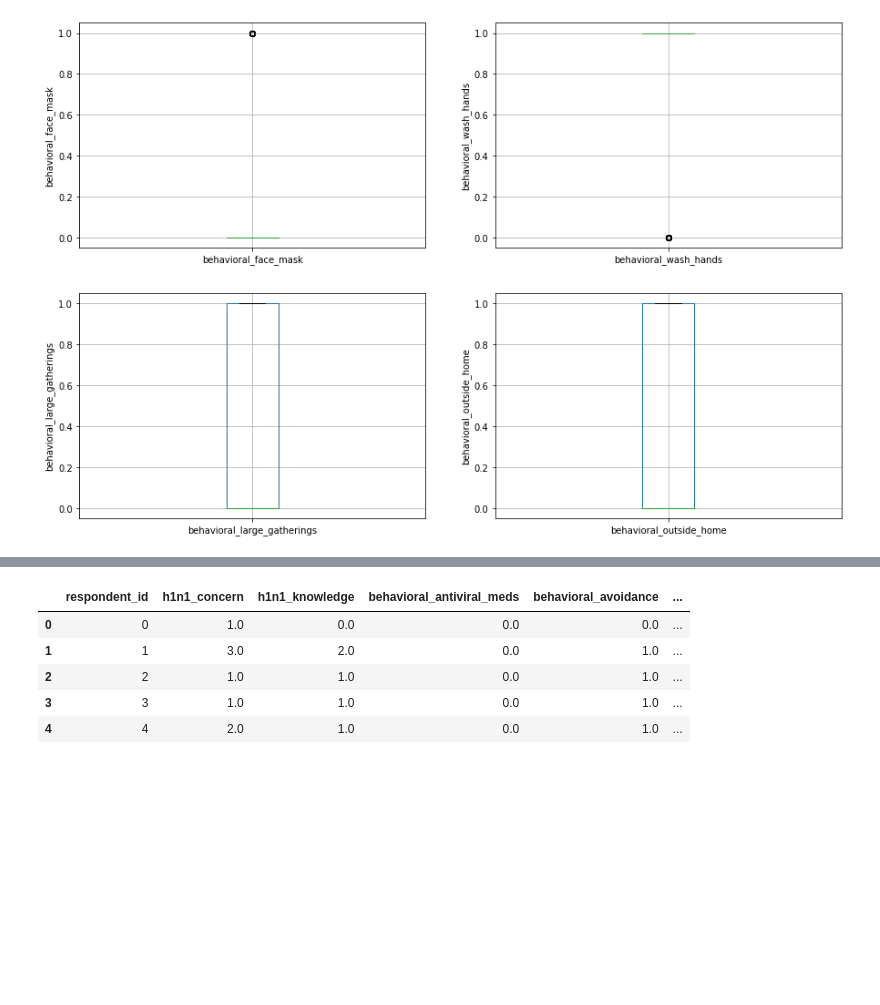
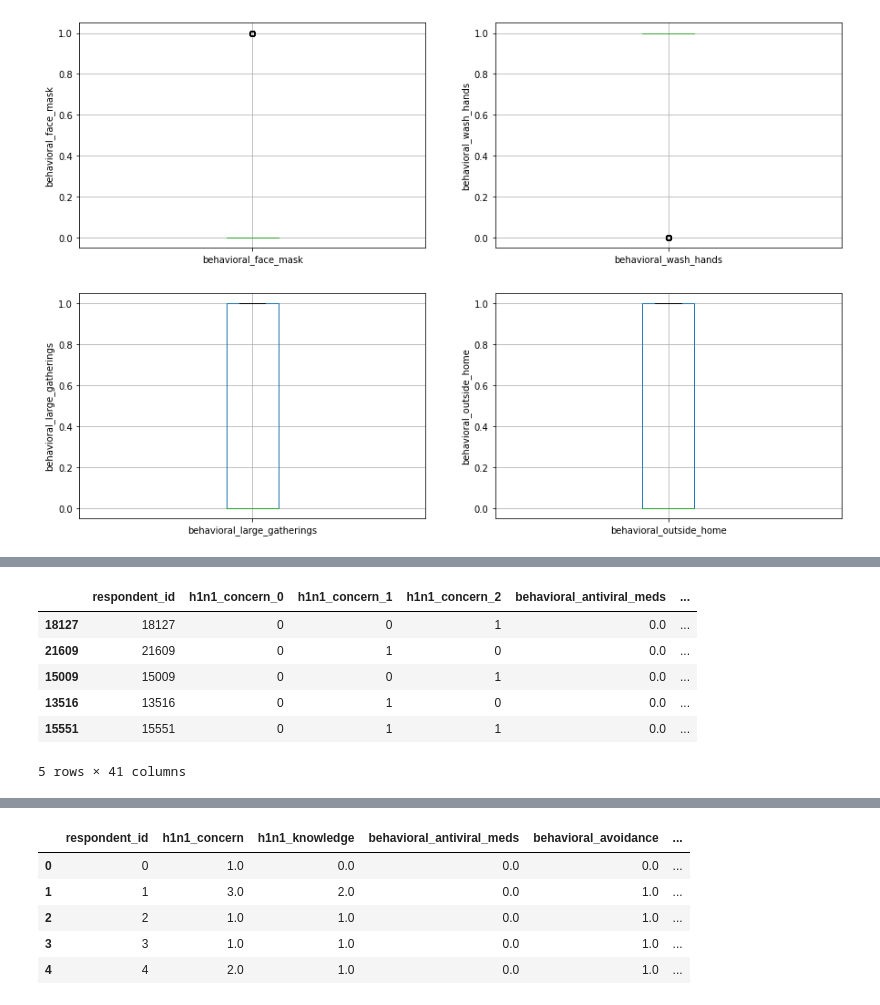
Before and after one commit to PETERNJUGU4/Njugu_Phase_3_Project, a Jupyter notebook: index.ipynb, the cells around one changed output, grey strips where cells are left out. Saved outputs shown, nothing was run; the diff lists cells and outputs as text; code cells hidden in the pictures; blank space fills up the shorter version.

```diff
--- a/index.ipynb
+++ b/index.ipynb
@@ -841,0 +1363,10 @@ df_test_set.head()
+# %%
+X_train.head()
+# %% [output]
+|  | respondent_id | h1n1_concern_0 | h1n1_concern_1 | h1n1_concern_2 | behavioral_antiviral_meds | ... |
+| 18127 | 18127 | 0 | 0 | 1 | 0.0 | ... |
+| 21609 | 21609 | 0 | 1 | 0 | 0.0 | ... |
+| 15009 | 15009 | 0 | 0 | 1 | 0.0 | ... |
+| 13516 | 13516 | 0 | 1 | 0 | 0.0 | ... |
+| 15551 | 15551 | 0 | 1 | 1 | 0.0 | ... |
+5 rows × 41 columns
```
Also changed, not shown: parts of 62 cells of this notebook.
